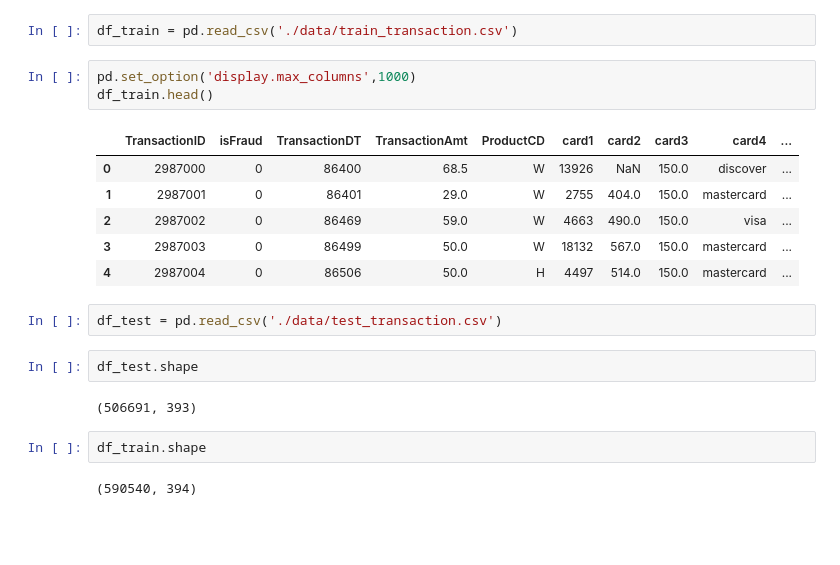
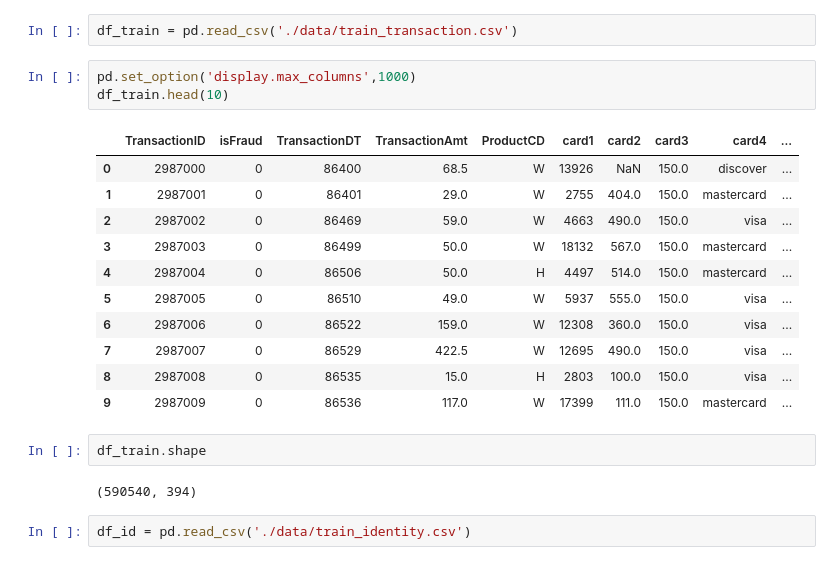
Before and after one commit to orangelle/kaggle_fraud, a Jupyter notebook: baseline.ipynb, the cells around one changed output. Cells and saved outputs as stored; diff of their text form; blank space fills up the shorter version.

```diff
--- a/baseline.ipynb
+++ b/baseline.ipynb
@@ -15,21 +15,22 @@ warnings.filterwarnings('ignore')
 df_train = pd.read_csv('./data/train_transaction.csv')
 # %%
 pd.set_option('display.max_columns',1000)
-df_train.head()
+df_train.head(10)
 # %% [output]
 |  | TransactionID | isFraud | TransactionDT | TransactionAmt | ProductCD | card1 | card2 | card3 | card4 | ... |
 | 0 | 2987000 | 0 | 86400 | 68.5 | W | 13926 | NaN | 150.0 | discover | ... |
 | 1 | 2987001 | 0 | 86401 | 29.0 | W | 2755 | 404.0 | 150.0 | mastercard | ... |
 | 2 | 2987002 | 0 | 86469 | 59.0 | W | 4663 | 490.0 | 150.0 | visa | ... |
 | 3 | 2987003 | 0 | 86499 | 50.0 | W | 18132 | 567.0 | 150.0 | mastercard | ... |
 | 4 | 2987004 | 0 | 86506 | 50.0 | H | 4497 | 514.0 | 150.0 | mastercard | ... |
+| 5 | 2987005 | 0 | 86510 | 49.0 | W | 5937 | 555.0 | 150.0 | visa | ... |
+| 6 | 2987006 | 0 | 86522 | 159.0 | W | 12308 | 360.0 | 150.0 | visa | ... |
+| 7 | 2987007 | 0 | 86529 | 422.5 | W | 12695 | 490.0 | 150.0 | visa | ... |
+| 8 | 2987008 | 0 | 86535 | 15.0 | H | 2803 | 100.0 | 150.0 | visa | ... |
+| 9 | 2987009 | 0 | 86536 | 117.0 | W | 17399 | 111.0 | 150.0 | mastercard | ... |
-# %%
-df_test = pd.read_csv('./data/test_transaction.csv')
-# %%
-df_test.shape
-# %% [output]
-(506691, 393)
 # %%
 df_train.shape
 # %% [output]
 (590540, 394)
+# %%
+df_id = pd.read_csv('./data/train_identity.csv')
```
Also changed, not shown: parts of 8 cells of this notebook.
